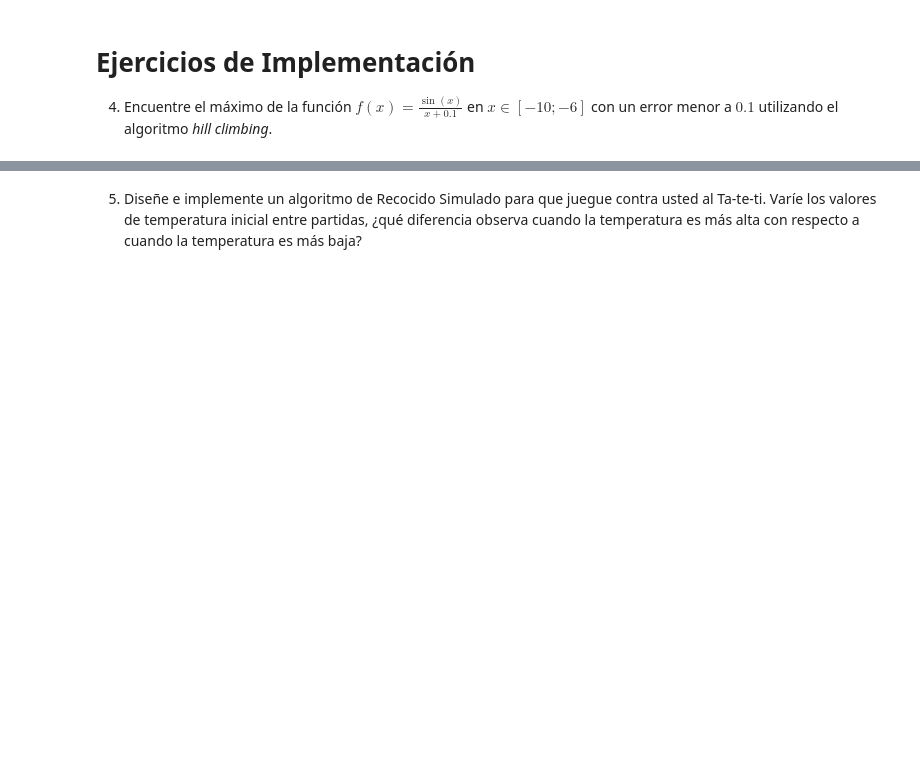
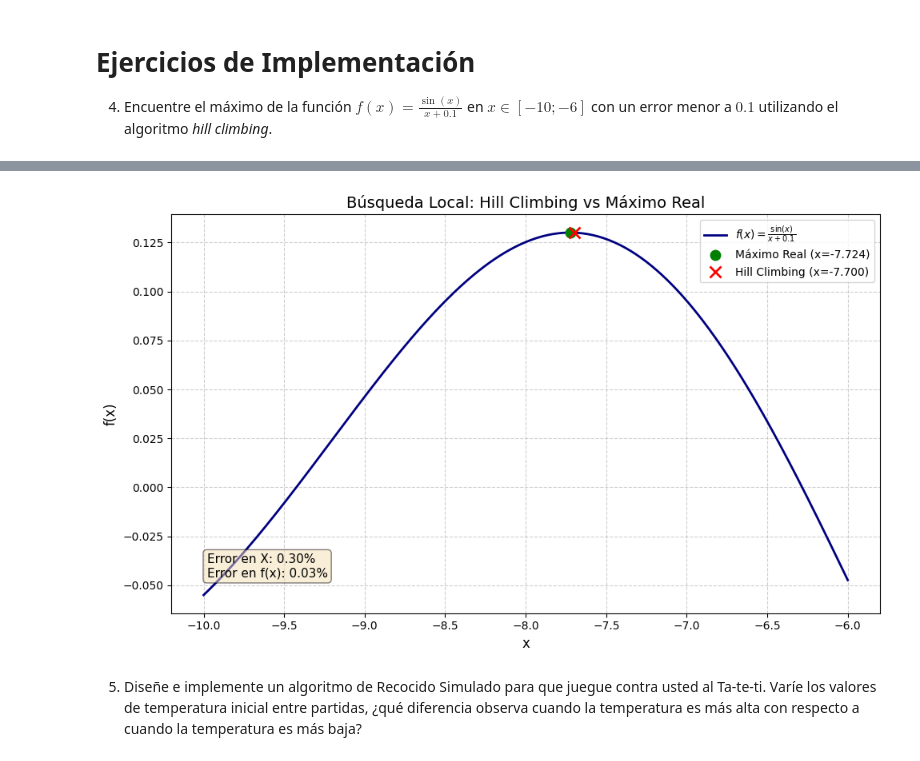
Before and after one commit to FranBazan11/IA-1, a Jupyter notebook: TP3.ipynb, the cells around one changed output, grey strips where cells are left out. Saved outputs shown, nothing was run; the diff lists cells and outputs as text; code cells hidden in the pictures; blank space fills up the shorter version.

```diff
--- a/TP3.ipynb
+++ b/TP3.ipynb
@@ -38,3 +70,94 @@ plt.show()
 # Ejercicios de Implementación
 
 4. Encuentre el máximo de la función $f(x) = \frac{\sin(x)}{x + 0.1}$ en $x \in [-10; -6]$ con un error menor a $0.1$ utilizando el algoritmo _hill climbing_.
+# %%
+import matplotlib.pyplot as plt
+import numpy as np
+from scipy.optimize import minimize_scalar
+
+# 1. Definición de la función
+def f(x):
+    return np.sin(x) / (x + 0.1)
+
+# 2. Algoritmo Hill Climbing (Escalada de Colinas)
+def hill_climbing(x_inicio, paso, limites):
+    x_actual = x_inicio
+    y_actual = f(x_actual)
+
+    while True:
+        # Evaluar vecinos
+        x_izq = x_actual - paso
+        x_der = x_actual + paso
+
+        # Mantenerse dentro de los límites
+        x_izq = max(limites[0], x_izq)
+        x_der = min(limites[1], x_der)
+
+        y_izq = f(x_izq)
+        y_der = f(x_der)
+
+        # Buscar la mejor dirección
+        if y_izq > y_actual and y_izq >= y_der:
+            x_actual = x_izq
+            y_actual = y_izq
+        elif y_der > y_actual and y_der > y_izq:
+            x_actual = x_der
+            y_actual = y_der
+        else:
+            # Se detiene cuando ningún vecino mejora la función
+            break
+
+    return x_actual, y_actual
+
+# Parámetros del problema
+limites = [-10.0, -6.0]
+paso = 0.05
+x_inicio = -10.0
+
+# Ejecutar Hill Climbing
+x_hc, y_hc = hill_climbing(x_inicio, paso, limites)
+
+# 3. Cálculo del máximo real (Analítico/Numérico de alta precisión), se agrego como dato la comparacion con el valor real analitico para poder comparar
+# Como minimize_scalar busca mínimos, minimizamos -f(x)
+resultado = minimize_scalar(lambda x: -f(x), bounds=limites, method='bounded')
+x_real = resultado.x
+y_real = -resultado.fun
+
+# 4. Cálculo del Porcentaje de Error
+error_x = abs((x_hc - x_real) / x_real) * 100
+error_y = abs((y_hc - y_real) / y_real) * 100
+
+print(f"--- RESULTADOS ---")
+print(f"Máximo Encontrado (Hill Climbing): x = {x_hc:.4f}, f(x) = {y_hc:.5f}")
+print(f"Máximo Real (Exacto):             x = {x_real:.4f}, f(x) = {y_real:.5f}")
+print(f"Error relativo en X:              {error_x:.2f}%")
+print(f"Error relativo en f(x):          {error_y:.2f}%")
+
+# 5. Generación del Gráfico
+x_vals = np.linspace(limites[0], limites[1], 500)
+y_vals = f(x_vals)
+
+plt.figure(figsize=(10, 6))
+plt.plot(x_vals, y_vals, label=r'$f(x) = \frac{\sin(x)}{x + 0.1}$', color='navy', linewidth=2)
+
+# Marcar máximo real
+plt.plot(x_real, y_real, 'go', markersize=9, label=f'Máximo Real (x={x_real:.3f})')
+
+# Marcar máximo de Hill Climbing
+plt.plot(x_hc, y_hc, 'rx', markersize=10, markeredgewidth=2, label=f'Hill Climbing (x={x_hc:.3f})')
+
+# Detalle de anotación en el gráfico
+plt.title('Búsqueda Local: Hill Climbing vs Máximo Real', fontsize=14)
+plt.xlabel('x', fontsize=12)
+plt.ylabel('f(x)', fontsize=12)
+plt.grid(True, linestyle='--', alpha=0.6)
+
+# Caja con el resumen de errores
+info_texto = f"Error en X: {error_x:.2f}%\nError en f(x): {error_y:.2f}%"
+plt.gca().text(0.05, 0.15, info_texto, transform=plt.gca().transAxes, fontsize=11,
+                verticalalignment='top', bbox=dict(boxstyle='round', facecolor='wheat', alpha=0.5))
+
+plt.legend(loc='upper right', fontsize=10)
+plt.tight_layout()
+plt.show()
+# %% [output]
@@ -41,3 +169,4 @@ plt.show()
+[figure, added]
 # %% [markdown]
 5. Diseñe e implemente un algoritmo de Recocido Simulado para que juegue contra usted al Ta-te-ti. Varíe los valores de temperatura inicial entre partidas, ¿qué diferencia observa cuando la temperatura es más alta con respecto a cuando la temperatura es más baja?
 # %% [markdown]
```
Also changed, not shown: parts of 3 cells of this notebook.
